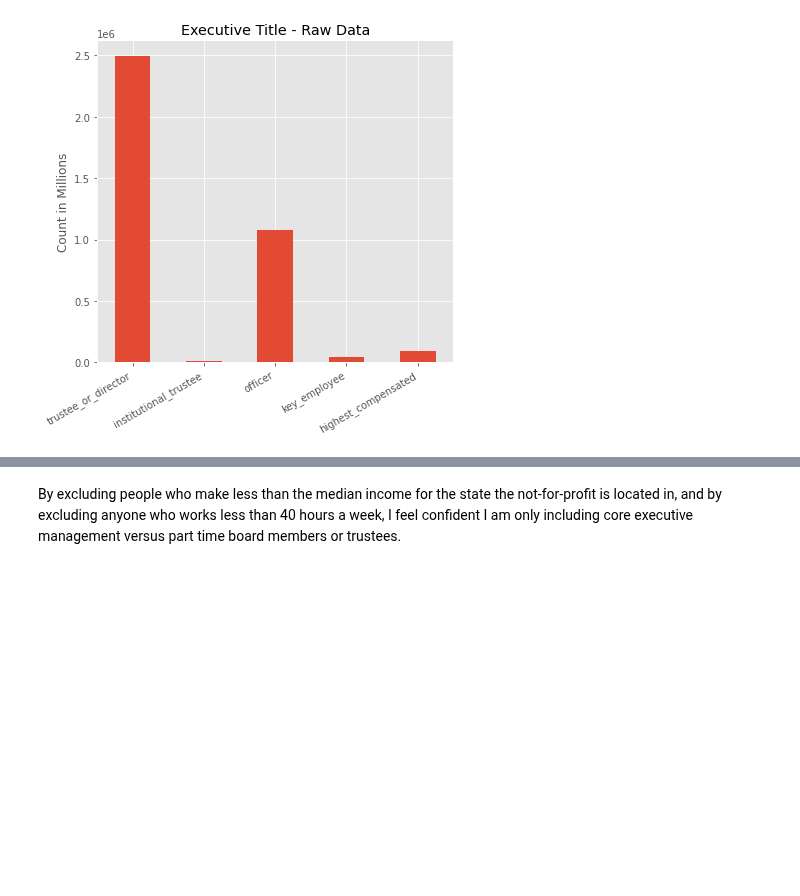
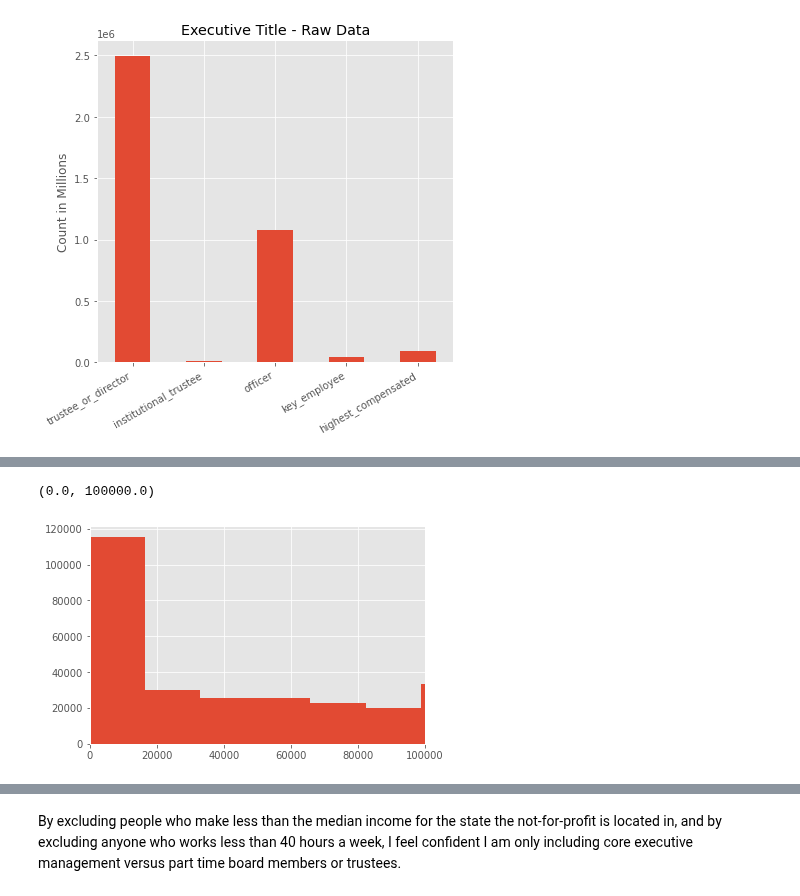
Before and after one commit to mrkjhsn/Not_for_Profit_Compensation_Modeling, a Jupyter notebook: 04.executive_comp_data_prep.ipynb, the cells around one changed output, grey strips where cells are left out. Cells and saved outputs as stored; diff of their text form; code cells hidden in the pictures; blank space fills up the shorter version.

```diff
--- a/04.executive_comp_data_prep.ipynb
+++ b/04.executive_comp_data_prep.ipynb
@@ -111,0 +134,9 @@ plt.tight_layout()
+# %%
+# histogram distribution of salaries greater than 0
+# focused on those less than 100K
+df[df.reportable_comp > 0].reportable_comp.hist(bins=1500)
+
+plt.xlim(0, 100000)
+# %% [output]
+(0.0, 100000.0)
+[figure, added]
```
Also changed, not shown: parts of 17 cells of this notebook.
